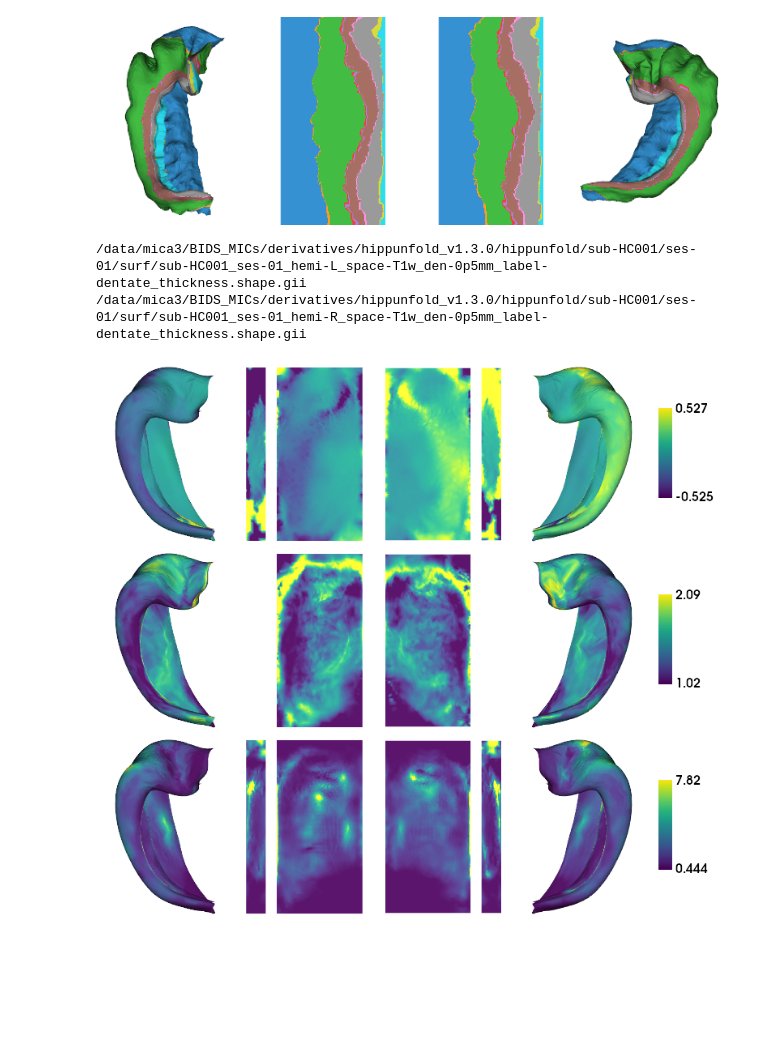
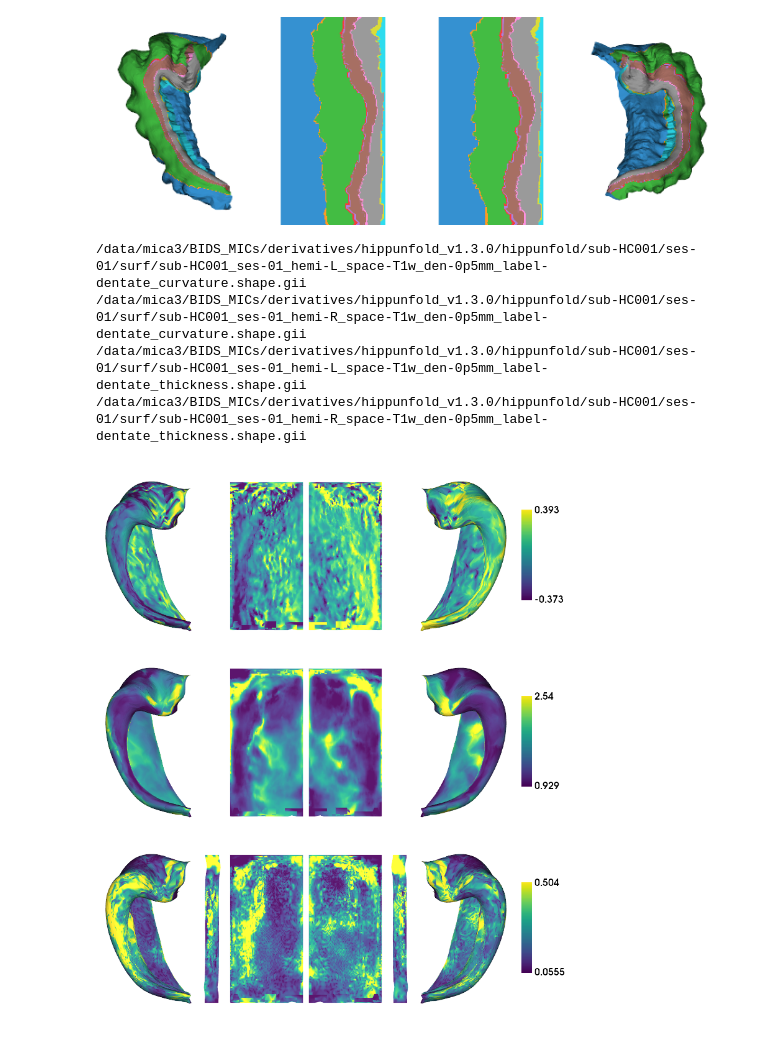
Before and after one commit to jordandekraker/hippunfold_toolbox, a Jupyter notebook: notebooks/plotting_tester.ipynb, the cells around one changed output. Saved outputs shown, nothing was run; the diff lists cells and outputs as text; code cells hidden in the pictures; blank space fills up the shorter version.

Commit message:
adds the option to downscale the A and P edges in unfolded plotting; some file cleanup

```diff
--- a/notebooks/plotting_tester.ipynb
+++ b/notebooks/plotting_tester.ipynb
@@ -28,48 +31,47 @@ plotting.surfplot_sub_foldunfold(hippunfold_dir, sub, ses, features, embed_nb=Tr
 # %%
 hippunfold_dir = '/export03/data/unfolded_registration/hippunfold_v1.3.0_100um/hippunfold'
-sub = 'bbhist'
+sub = '122017'
 ses=''
 feature = ['subfields']
 den = '0p5mm'
 resourcesdir = '/export03/data/opt/hippunfold_toolbox/resources'
 modality = 'corobl'
 
-
-importlib.reload(utils)
-importlib.reload(plotting)
 plotting.surfplot_sub_foldunfold(hippunfold_dir, sub, ses, feature, labels=['hipp'], modality='corobl', cmap='tab10', embed_nb=True)
 # %% [output]
-[figure, old version]
+[figure, new version]
 # %%
 hippunfold_dir = '/data/mica3/BIDS_MICs/derivatives/hippunfold_v1.3.0/hippunfold'
 subs = ['sub-HC001']
 ses='ses-01'
-features = ['curvature', 'thickness', 'gyrification']
+features = ['curvature', 'thickness', 'surfarea']
 hemis = ['L','R']
 labels=['hipp','dentate']
 den = 'den-0p5mm'
 size=[400,200]
 resourcesdir = '/export03/data/opt/hippunfold_toolbox/resources'
 
 ind = [range(7262), range(7262,7262+1788)]
 hipp_dat = np.zeros([7262+1788,2,len(subs),len(features)])*np.nan
 for f,feature in enumerate(features):
     for s,sub in enumerate(subs):
         for h,hemi in enumerate(hemis):
             for l,label in enumerate(labels):
                 fn = f'{hippunfold_dir}/{sub}/{ses}/surf/'\
                                  f'{sub}_{ses}_hemi-{hemi}_space-T1w'\
                                  f'_den-0p5mm_label-{label}_{feature}.shape.gii'
                 try:
                     d = nib.load(fn)
                     hipp_dat[ind[l],h,s,f] = d.darrays[0].data
                 except:
                     print(fn)
 
 importlib.reload(utils)
 importlib.reload(plotting)
-plotting.surfplot_canonical_foldunfold(hipp_dat[:,:,0,:], tighten_cwindow=True, embed_nb=True, color_bar='right', share='row')
+plotting.surfplot_canonical_foldunfold(hipp_dat[:,:,0,:], tighten_cwindow=True, unfoldAPrescale=True, embed_nb=True, color_bar='right', share='row')
 # %% [output]
+/data/mica3/BIDS_MICs/derivatives/hippunfold_v1.3.0/hippunfold/sub-HC001/ses-01/surf/sub-HC001_ses-01_hemi-L_space-T1w_den-0p5mm_label-dentate_curvature.shape.gii
+/data/mica3/BIDS_MICs/derivatives/hippunfold_v1.3.0/hippunfold/sub-HC001/ses-01/surf/sub-HC001_ses-01_hemi-R_space-T1w_den-0p5mm_label-dentate_curvature.shape.gii
 /data/mica3/BIDS_MICs/derivatives/hippunfold_v1.3.0/hippunfold/sub-HC001/ses-01/surf/sub-HC001_ses-01_hemi-L_space-T1w_den-0p5mm_label-dentate_thickness.shape.gii
 /data/mica3/BIDS_MICs/derivatives/hippunfold_v1.3.0/hippunfold/sub-HC001/ses-01/surf/sub-HC001_ses-01_hemi-R_space-T1w_den-0p5mm_label-dentate_thickness.shape.gii
-[figure, old version]
+[figure, new version]
```
Also changed, not shown: parts of 2 cells of this notebook, 50 other files.
